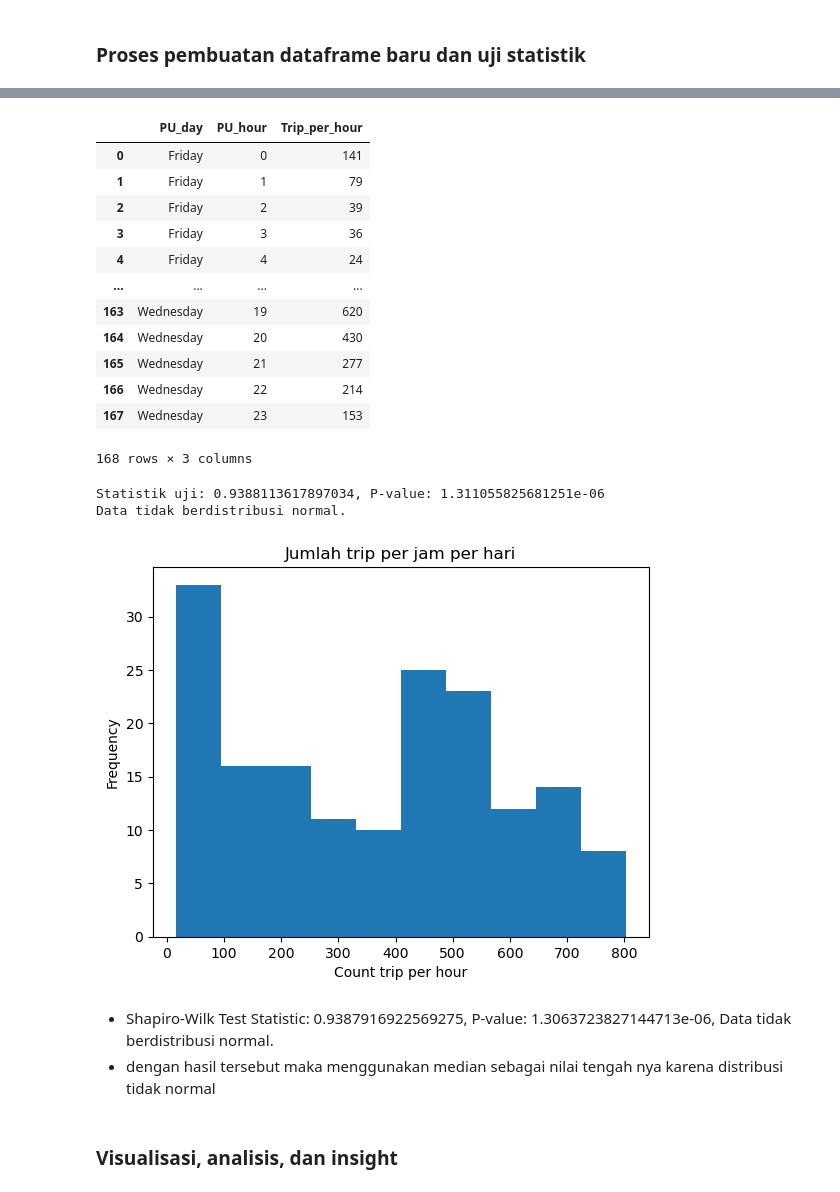
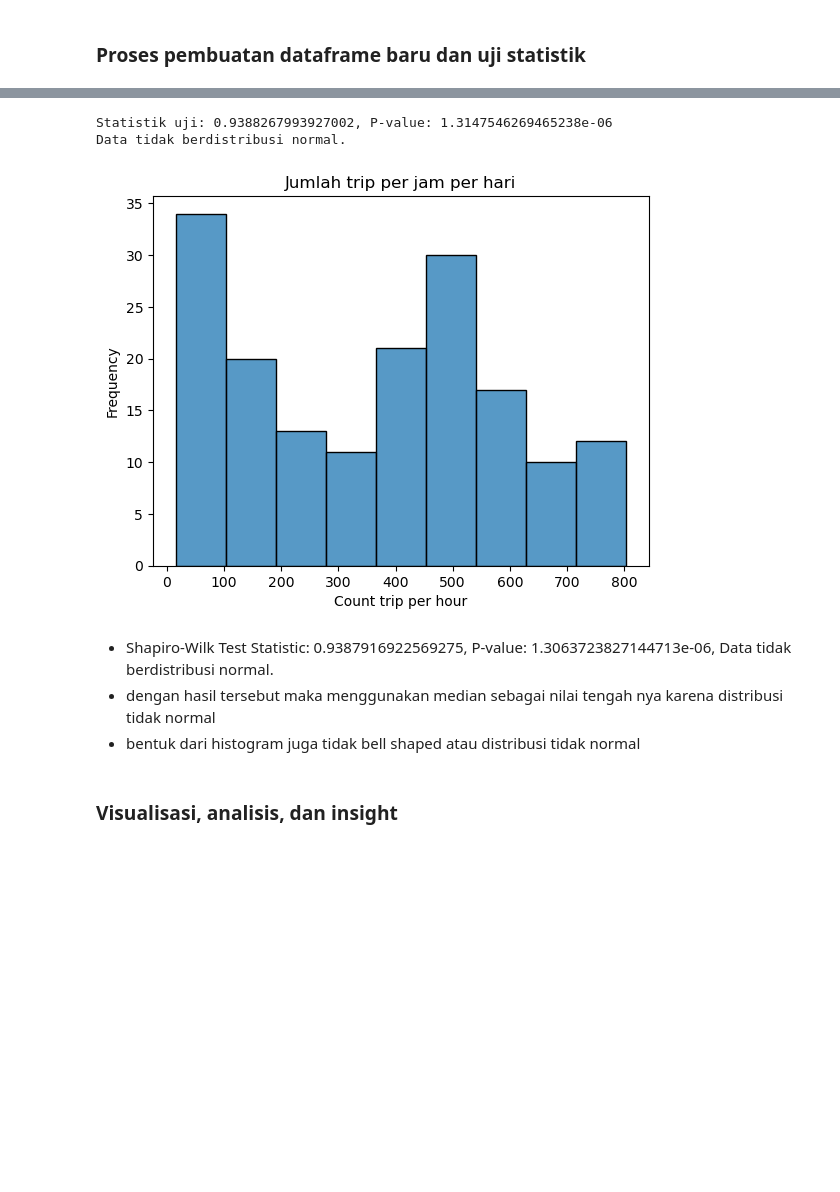
Before and after one commit to NurmaryoAnggito/CAPSTONE-2-NYC-TLC-PURWADHIKA, a Jupyter notebook: Capstone_2_Nurmaryo.ipynb, the cells around one changed output, grey strips where cells are left out. Drawn from its saved outputs; the diff is of its cells as text; code cells hidden in the pictures; blank space fills up the shorter version.

Commit message:
Update Notebook
perbaiki uji statistik

```diff
--- a/Capstone_2_Nurmaryo.ipynb
+++ b/Capstone_2_Nurmaryo.ipynb
@@ -539,52 +541,36 @@ rata2/mean = 2.58 dan nilai median = 1.8 maka data tersebut bisa di hilangkan
 # %%
 Data_Clean['PU_hour'] = Data_Clean['lpep_pickup_datetime'].dt.hour
 Data_Clean['PU_day'] = Data_Clean['lpep_pickup_datetime'].dt.day_name()
-average_per_day = Data_Clean.groupby(['PU_day','PU_hour']).size().reset_index(name='Trip_per_hour')
-
-display(average_per_day)
-
-
+trip_per_day = Data_Clean.groupby(['PU_day','PU_hour']).size().reset_index(name='Trip_per_hour')
 
 # cek distribusi data
 # saphiro test untuk uji normalitas data
 statistic, p_value = scipy.stats.shapiro(average_per_day['Trip_per_hour'])
 
 print(f'Statistik uji: {statistic}, P-value: {p_value}')
 
 
 if p_value > 0.05:
     print("Data berdistribusi normal.")
 else:
     print("Data tidak berdistribusi normal.")
 
 # uji normalitas berdasarkan bentuk histogram
-plt.hist(average_per_day['Trip_per_hour'])
+seaborn.histplot(average_per_day['Trip_per_hour'])
 plt.title('Jumlah trip per jam per hari')
 plt.xlabel('Count trip per hour')
 plt.ylabel('Frequency')
 plt.show()
 # %% [output]
-|  | PU_day | PU_hour | Trip_per_hour |
-| 0 | Friday | 0 | 141 |
-| 1 | Friday | 1 | 79 |
-| 2 | Friday | 2 | 39 |
-| 3 | Friday | 3 | 36 |
-| 4 | Friday | 4 | 24 |
-| ... | ... | ... | ... |
-| 163 | Wednesday | 19 | 620 |
-| 164 | Wednesday | 20 | 430 |
-| 165 | Wednesday | 21 | 277 |
-| 166 | Wednesday | 22 | 214 |
-| 167 | Wednesday | 23 | 153 |
-168 rows × 3 columns
+Statistik uji: 0.9388267993927002, P-value: 1.3147546269465238e-06
+Data tidak berdistribusi normal.
-Statistik uji: 0.9388113617897034, P-value: 1.311055825681251e-06
-Data tidak berdistribusi normal.
-[figure, old version]
+[figure, new version]
 # %% [markdown]
 - Shapiro-Wilk Test Statistic: 0.9387916922569275,
 P-value: 1.3063723827144713e-06,
 Data tidak berdistribusi normal.
 - dengan hasil tersebut maka menggunakan median sebagai nilai tengah nya karena distribusi tidak normal
+- bentuk dari histogram juga tidak bell shaped atau distribusi tidak normal
 # %% [markdown]
 ### Visualisasi, analisis, dan insight
 # %% [markdown]
```
Also changed, not shown: parts of 5 cells of this notebook.
